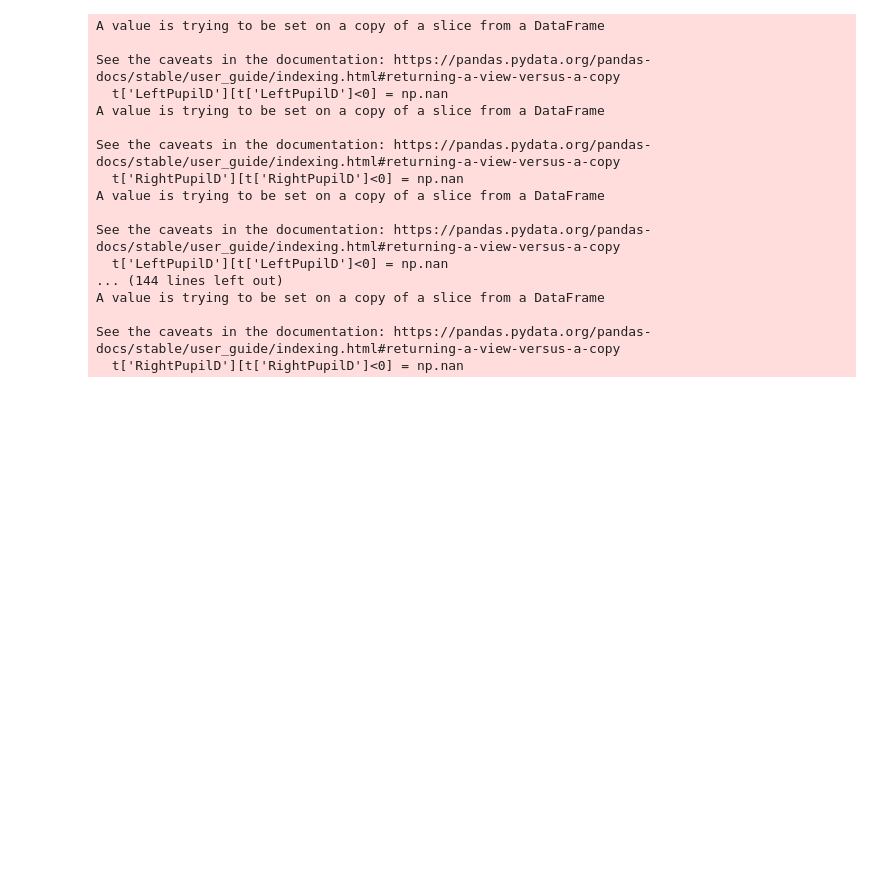
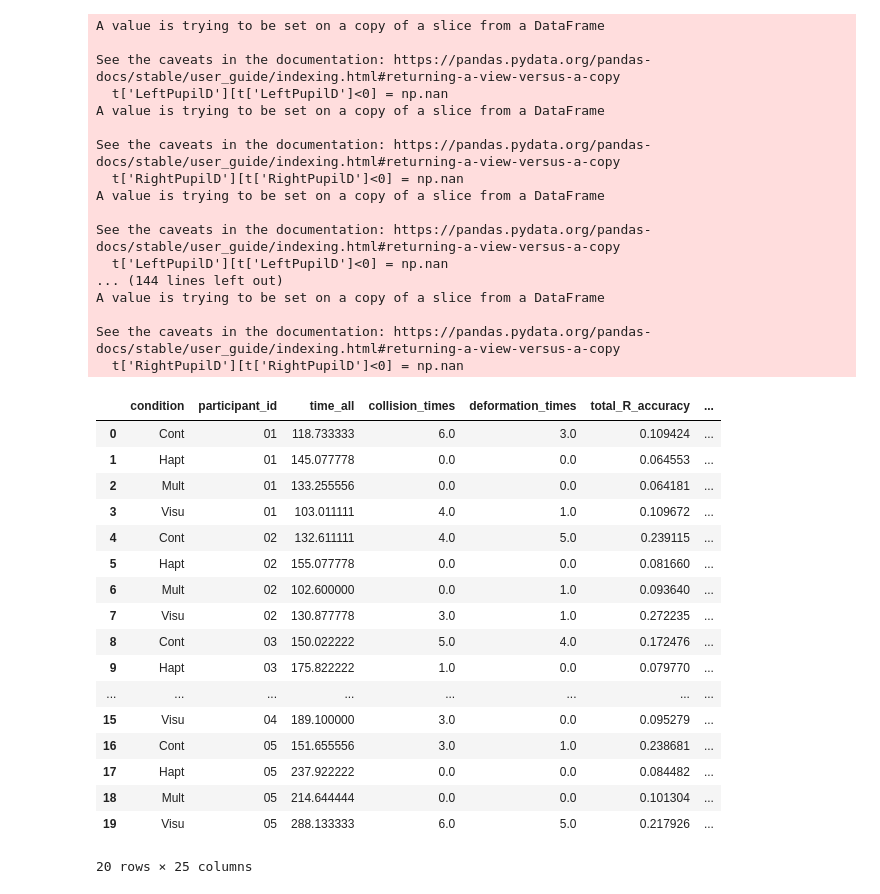
Before and after one commit to Tianyu-Zhou/Haptic-Feedback, a Jupyter notebook: haptic_feedback.ipynb, the cells around one changed output. Drawn from its saved outputs; the diff is of its cells as text; code cells hidden in the pictures; blank space fills up the shorter version.

```diff
--- a/haptic_feedback.ipynb
+++ b/haptic_feedback.ipynb
@@ -130,3 +172,24 @@ data_analysis[['collision_times','deformation_times']] = data_analysis[['collisi
+# %%
+data_analysis
+# %% [output]
+|  | condition | participant_id | time_all | collision_times | deformation_times | total_R_accuracy | ... |
+| 0 | Cont | 01 | 118.733333 | 6.0 | 3.0 | 0.109424 | ... |
+| 1 | Hapt | 01 | 145.077778 | 0.0 | 0.0 | 0.064553 | ... |
+| 2 | Mult | 01 | 133.255556 | 0.0 | 0.0 | 0.064181 | ... |
+| 3 | Visu | 01 | 103.011111 | 4.0 | 1.0 | 0.109672 | ... |
+| 4 | Cont | 02 | 132.611111 | 4.0 | 5.0 | 0.239115 | ... |
+| 5 | Hapt | 02 | 155.077778 | 0.0 | 0.0 | 0.081660 | ... |
+| 6 | Mult | 02 | 102.600000 | 0.0 | 1.0 | 0.093640 | ... |
+| 7 | Visu | 02 | 130.877778 | 3.0 | 1.0 | 0.272235 | ... |
+| 8 | Cont | 03 | 150.022222 | 5.0 | 4.0 | 0.172476 | ... |
+| 9 | Hapt | 03 | 175.822222 | 1.0 | 0.0 | 0.079770 | ... |
+| ... | ... | ... | ... | ... | ... | ... | ... |
+| 15 | Visu | 04 | 189.100000 | 3.0 | 0.0 | 0.095279 | ... |
+| 16 | Cont | 05 | 151.655556 | 3.0 | 1.0 | 0.238681 | ... |
+| 17 | Hapt | 05 | 237.922222 | 0.0 | 0.0 | 0.084482 | ... |
+| 18 | Mult | 05 | 214.644444 | 0.0 | 0.0 | 0.101304 | ... |
+| 19 | Visu | 05 | 288.133333 | 6.0 | 5.0 | 0.217926 | ... |
+20 rows × 25 columns
 # %%
 ### pair analysis visualization
 sns.set(style = 'whitegrid')
```
Also changed, not shown: parts of 3 cells of this notebook.
